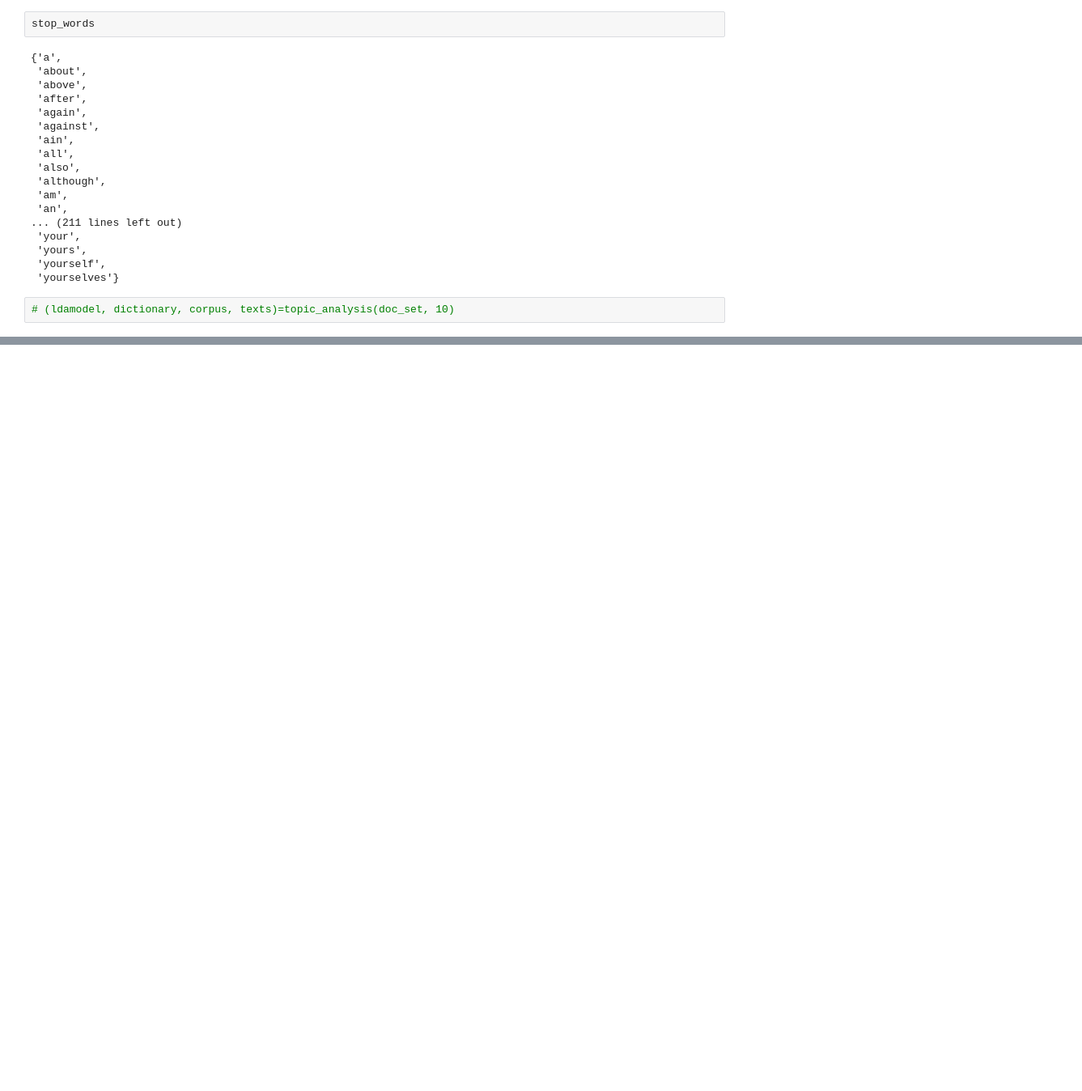
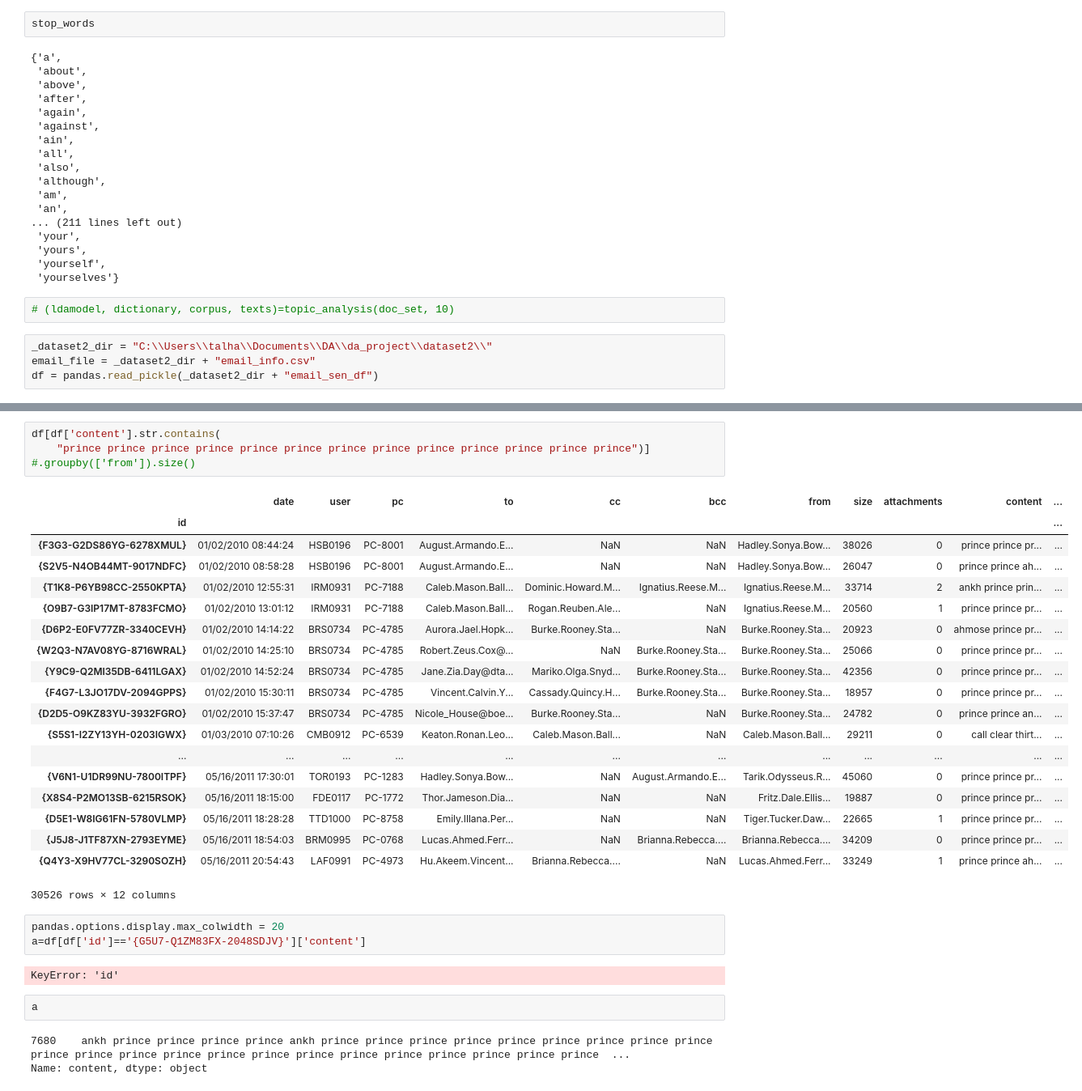
Before and after one commit to TalhaGhaffar/Data-Analytics, a Jupyter notebook: DA Project.ipynb, the cells around one changed output, grey strips where cells are left out. Shown at 81% size. Saved outputs shown, nothing was run; the diff lists cells and outputs as text; blank space fills up the shorter version.

```diff
--- a/DA Project.ipynb
+++ b/DA Project.ipynb
@@ -460,3 +504,7 @@ stop_words
  'yourselves'}
 # %%
 # (ldamodel, dictionary, corpus, texts)=topic_analysis(doc_set, 10)
+# %%
+_dataset2_dir = "C:\\Users\\talha\\Documents\\DA\\da_project\\dataset2\\"
+email_file = _dataset2_dir + "email_info.csv"
+df = pandas.read_pickle(_dataset2_dir + "email_sen_df")
@@ -462,0 +521,33 @@ stop_words
+# %%
+df[df['content'].str.contains(
+    "prince prince prince prince prince prince prince prince prince prince prince prince prince")] #.groupby(['from']).size()
+# %% [output]
+|  | date | user | pc | to | cc | bcc | from | size | attachments | content | ... |
+| id |  |  |  |  |  |  |  |  |  |  | ... |
+| {F3G3-G2DS86YG-6278XMUL} | 01/02/2010 08:44:24 | HSB0196 | PC-8001 | August.Armando.E... | NaN | NaN | Hadley.Sonya.Bow... | 38026 | 0 | prince prince pr... | ... |
+| {S2V5-N4OB44MT-9017NDFC} | 01/02/2010 08:58:28 | HSB0196 | PC-8001 | August.Armando.E... | NaN | NaN | Hadley.Sonya.Bow... | 26047 | 0 | prince prince ah... | ... |
+| {T1K8-P6YB98CC-2550KPTA} | 01/02/2010 12:55:31 | IRM0931 | PC-7188 | Caleb.Mason.Ball... | Dominic.Howard.M... | Ignatius.Reese.M... | Ignatius.Reese.M... | 33714 | 2 | ankh prince prin... | ... |
+| {O9B7-G3IP17MT-8783FCMO} | 01/02/2010 13:01:12 | IRM0931 | PC-7188 | Caleb.Mason.Ball... | Rogan.Reuben.Ale... | NaN | Ignatius.Reese.M... | 20560 | 1 | prince prince pr... | ... |
+| {D6P2-E0FV77ZR-3340CEVH} | 01/02/2010 14:14:22 | BRS0734 | PC-4785 | Aurora.Jael.Hopk... | Burke.Rooney.Sta... | NaN | Burke.Rooney.Sta... | 20923 | 0 | ahmose prince pr... | ... |
+| {W2Q3-N7AV08YG-8716WRAL} | 01/02/2010 14:25:10 | BRS0734 | PC-4785 | Robert.Zeus.Cox@... | NaN | Burke.Rooney.Sta... | Burke.Rooney.Sta... | 25066 | 0 | prince prince pr... | ... |
+| {Y9C9-Q2MI35DB-6411LGAX} | 01/02/2010 14:52:24 | BRS0734 | PC-4785 | Jane.Zia.Day@dta... | Mariko.Olga.Snyd... | Burke.Rooney.Sta... | Burke.Rooney.Sta... | 42356 | 0 | prince prince pr... | ... |
+| {F4G7-L3JO17DV-2094GPPS} | 01/02/2010 15:30:11 | BRS0734 | PC-4785 | Vincent.Calvin.Y... | Cassady.Quincy.H... | Burke.Rooney.Sta... | Burke.Rooney.Sta... | 18957 | 0 | prince prince pr... | ... |
+| {D2D5-O9KZ83YU-3932FGRO} | 01/02/2010 15:37:47 | BRS0734 | PC-4785 | Nicole_House@boe... | Burke.Rooney.Sta... | NaN | Burke.Rooney.Sta... | 24782 | 0 | prince prince an... | ... |
+| {S5S1-I2ZY13YH-0203IGWX} | 01/03/2010 07:10:26 | CMB0912 | PC-6539 | Keaton.Ronan.Leo... | Caleb.Mason.Ball... | NaN | Caleb.Mason.Ball... | 29211 | 0 | call clear thirt... | ... |
+| ... | ... | ... | ... | ... | ... | ... | ... | ... | ... | ... | ... |
+| {V6N1-U1DR99NU-7800ITPF} | 05/16/2011 17:30:01 | TOR0193 | PC-1283 | Hadley.Sonya.Bow... | NaN | August.Armando.E... | Tarik.Odysseus.R... | 45060 | 0 | prince prince pr... | ... |
+| {X8S4-P2MO13SB-6215RSOK} | 05/16/2011 18:15:00 | FDE0117 | PC-1772 | Thor.Jameson.Dia... | NaN | NaN | Fritz.Dale.Ellis... | 19887 | 0 | prince prince pr... | ... |
+| {D5E1-W8IG61FN-5780VLMP} | 05/16/2011 18:28:28 | TTD1000 | PC-8758 | Emily.Illana.Per... | NaN | NaN | Tiger.Tucker.Daw... | 22665 | 1 | prince prince pr... | ... |
+| {J5J8-J1TF87XN-2793EYME} | 05/16/2011 18:54:03 | BRM0995 | PC-0768 | Lucas.Ahmed.Ferr... | NaN | Brianna.Rebecca.... | Brianna.Rebecca.... | 34209 | 0 | prince prince pr... | ... |
+| {Q4Y3-X9HV77CL-3290SOZH} | 05/16/2011 20:54:43 | LAF0991 | PC-4973 | Hu.Akeem.Vincent... | Brianna.Rebecca.... | NaN | Lucas.Ahmed.Ferr... | 33249 | 1 | prince prince ah... | ... |
+30526 rows × 12 columns
+# %%
+pandas.options.display.max_colwidth = 20
+a=df[df['id']=='{G5U7-Q1ZM83FX-2048SDJV}']['content']
+# %% [output]
+KeyError: 'id'
+# %%
+a
+# %% [output]
+7680    ankh prince prince prince prince ankh prince prince prince prince prince prince prince prince prince prince prince prince prince prince prince prince prince prince prince prince prince prince  ...
+Name: content, dtype: object
```
Also changed, not shown: parts of 13 cells of this notebook.
